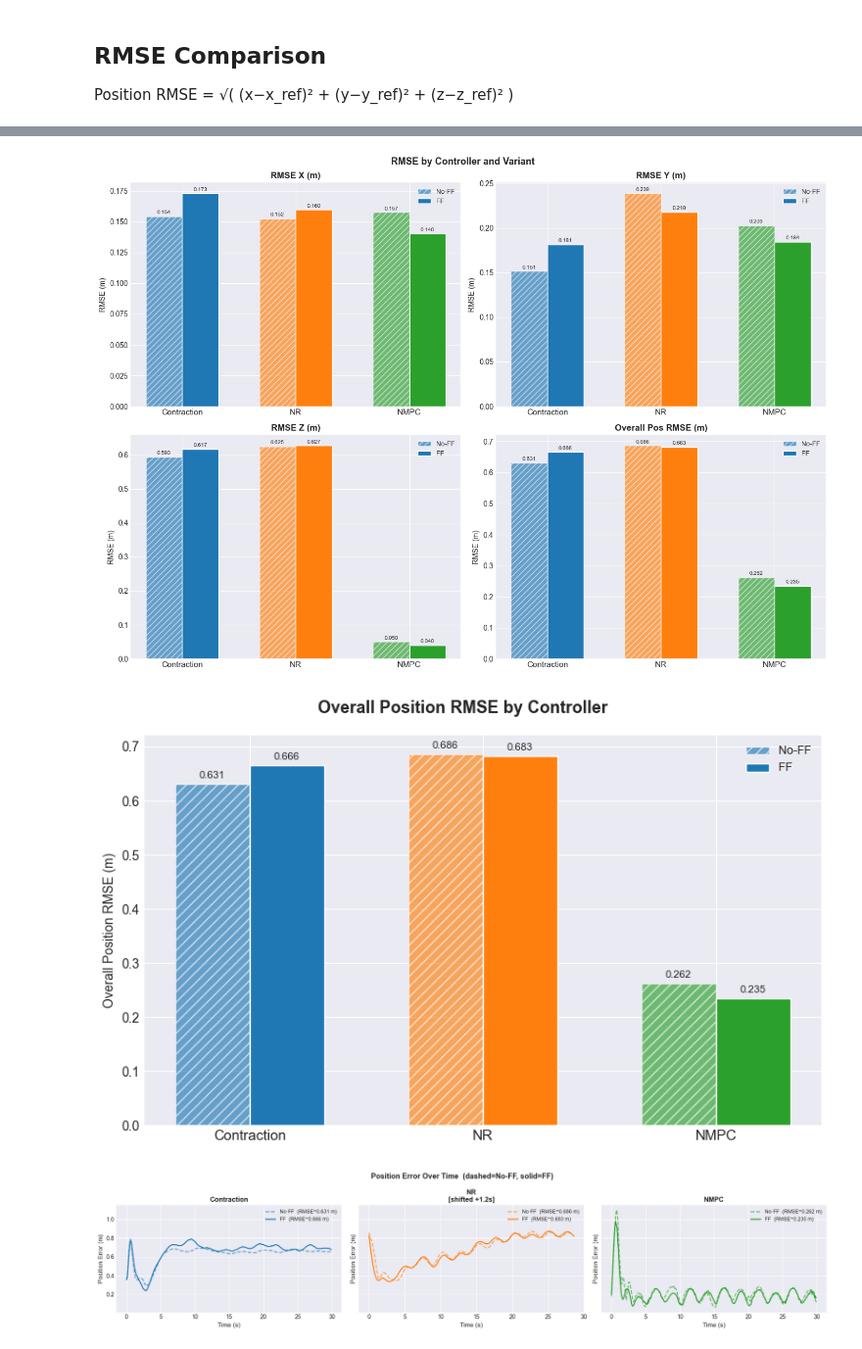
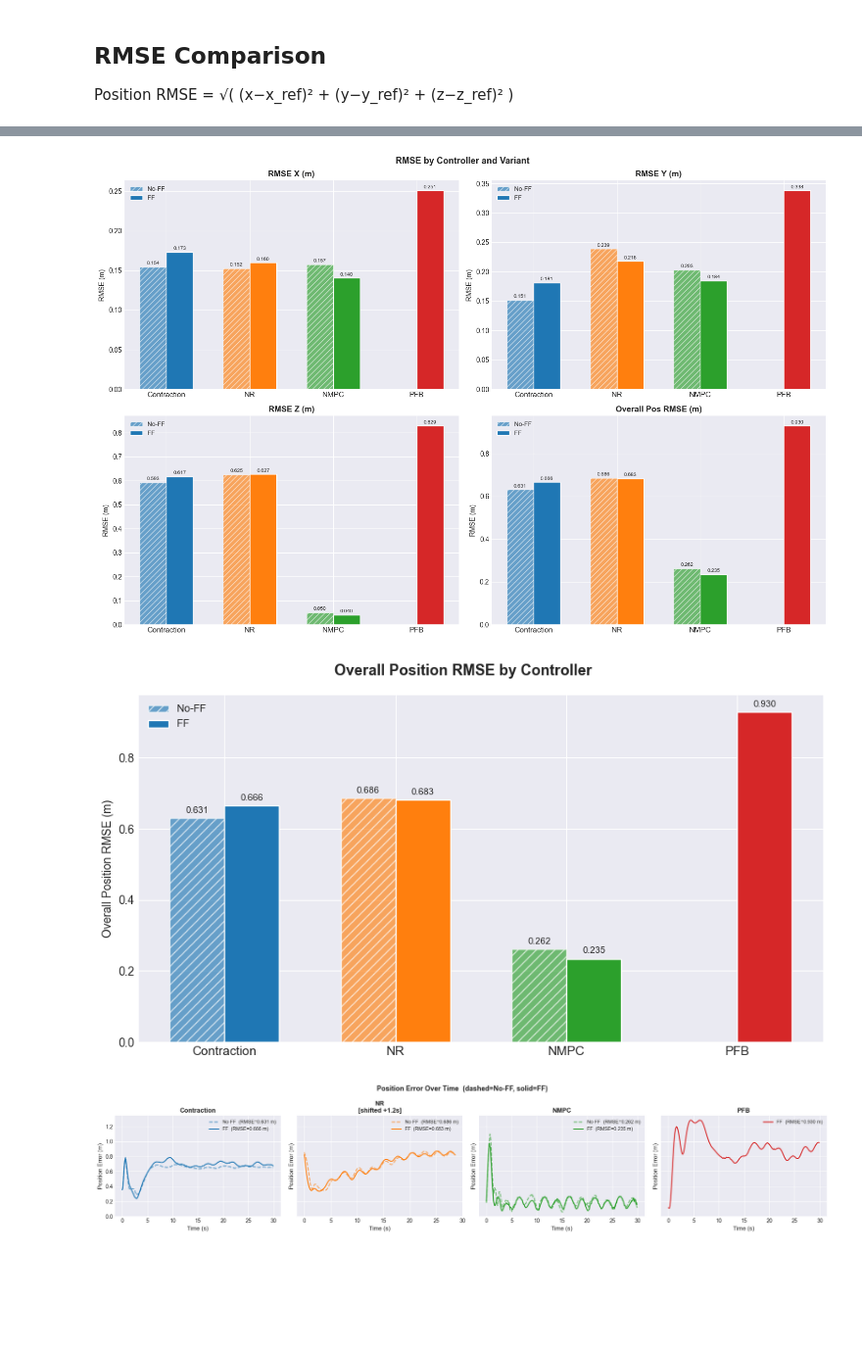
Before and after one commit to evannsm/contraction_controller_px4, a Jupyter notebook: src/data_analysis/Analysis_Fig8Controllers.ipynb, the cells around one changed output, grey strips where cells are left out. Shown at 98% size. Saved outputs shown, nothing was run; the diff lists cells and outputs as text; code cells hidden in the pictures; blank space fills up the shorter version.

```diff
--- a/src/data_analysis/Analysis_Fig8Controllers.ipynb
+++ b/src/data_analysis/Analysis_Fig8Controllers.ipynb
@@ -124,13 +131,17 @@ plt.show()
 
 One column per controller — actual path vs reference.
 # %%
-fig, axes = plt.subplots(2, 3, figsize=(18, 11))
-# Row 0 = No-FF, Row 1 = FF
-row_variants = ['No-FF', 'FF']
+fig, axes = plt.subplots(len(FF_VARIANTS), len(CONTROLLERS), figsize=(4.8 * len(CONTROLLERS), 9), squeeze=False)
 
-for row, ff in enumerate(row_variants):
+for row, ff in enumerate(FF_VARIANTS):
     for col, ctrl in enumerate(CONTROLLERS):
         ax = axes[row, col]
+
+        if ff not in data.get(ctrl, {}):
+            ax.set_axis_off()
+            ax.text(0.5, 0.5, f'{ctrl}\n{ff} unavailable', ha='center', va='center', fontsize=12, color='0.45')
+            continue
+
         df = data[ctrl][ff]
         color = CTRL_COLOR[ctrl]
 
@@ -191,9 +202,11 @@ def per_axis_rmse(df):
 # Build results table: list of (ctrl, ff, pos_rmse, per_axis_rmse_dict)
 results = []
 for ctrl in CONTROLLERS:
-    for ff in FF_VARIANTS:
+    for ff in AVAILABLE_VARIANTS[ctrl]:
         df = data[ctrl][ff]
         results.append((ctrl, ff, position_rmse(df), per_axis_rmse(df)))
+
+metric_lookup = {(ctrl, ff): (pos_r, ax_r) for ctrl, ff, pos_r, ax_r in results}
 
 # --- Print table ---
 col_w = 14
@@ -205,7 +218,7 @@ for ctrl, ff, pos_r, ax_r in results:
     print(f"{ctrl:<14}{ff:<8}" +
           "".join(f"{ax_r[a]:>{col_w}.4f}" for a in ['x','y','z']) +
           f"{pos_r:>{col_w}.4f}{note}")
-print("\n* NR RMSE uses shifted error: actual(t+lookahead) − ref(t)")
+print("\n* NR RMSE uses shifted error: actual(t+lookahead) - ref(t)")
 # %% [output]
 Controller    Variant         RMSE X        RMSE Y        RMSE Z      RMSE XYZ
 ------------------------------------------------------------------------------
@@ -220,6 +234,6 @@ NMPC          FF              0.1402        0.1843        0.0395        0.2349
 # %%
-# ── RMSE grouped bar chart (2×2: one subplot per axis + overall) ──────────────
-fig, axes = plt.subplots(2, 2, figsize=(14, 10))
+# -- RMSE grouped bar chart (2x2: one subplot per axis + overall) -----------
+fig, axes = plt.subplots(2, 2, figsize=(15, 10))
 axes = axes.flatten()
 axis_keys = [('x', 'RMSE X (m)'), ('y', 'RMSE Y (m)'), ('z', 'RMSE Z (m)'), (None, 'Overall Pos RMSE (m)')]
 
@@ -230,9 +244,17 @@ offset = {'No-FF': -width/2, 'FF': width/2}
 for subplot_ax, (key, title) in zip(axes, axis_keys):
     for ff in FF_VARIANTS:
         vals = []
-        for ctrl, ff2, pos_r, ax_r in results:
-            if ff2 == ff:
-                vals.append(pos_r if key is None else ax_r[key])
+        labels = []
+        for ctrl in CONTROLLERS:
+            entry = metric_lookup.get((ctrl, ff))
+            if entry is None:
+                vals.append(np.nan)
+                labels.append('')
+            else:
+                pos_r, ax_r = entry
+                val = pos_r if key is None else ax_r[key]
+                vals.append(val)
+                labels.append(f'{val:.3f}')
         colors = [CTRL_COLOR[c] for c in CONTROLLERS]
         bars = subplot_ax.bar(
             x + offset[ff], vals, width,
@@ -240,7 +262,7 @@ for subplot_ax, (key, title) in zip(axes, axis_keys):
             hatch=FF_HATCH[ff], edgecolor='white',
             label=ff
         )
-        subplot_ax.bar_label(bars, fmt='%.3f', fontsize=7.5, padding=2)
+        subplot_ax.bar_label(bars, labels=labels, fontsize=7.5, padding=2)
 
     subplot_ax.set_xticks(x)
     subplot_ax.set_xticklabels(CONTROLLERS, fontsize=11)
@@ -253,14 +275,21 @@ fig.suptitle('RMSE by Controller and Variant',
 plt.tight_layout()
 plt.show()
 
-# ── Overall RMSE grouped bar chart only ───────────────────────────────────────
-fig, ax = plt.subplots(1, 1, figsize=(8, 5))
+# -- Overall RMSE grouped bar chart only --------------------------------------
+fig, ax = plt.subplots(1, 1, figsize=(9, 5))
 
 for ff in FF_VARIANTS:
     vals = []
-    for ctrl, ff2, pos_r, ax_r in results:
-        if ff2 == ff:
+    labels = []
+    for ctrl in CONTROLLERS:
+        entry = metric_lookup.get((ctrl, ff))
+        if entry is None:
+            vals.append(np.nan)
+            labels.append('')
+        else:
+            pos_r, _ = entry
             vals.append(pos_r)
+            labels.append(f'{pos_r:.3f}')
     colors = [CTRL_COLOR[c] for c in CONTROLLERS]
     bars = ax.bar(
         x + offset[ff], vals, width,
@@ -268,48 +297,49 @@ for ff in FF_VARIANTS:
         hatch=FF_HATCH[ff], edgecolor='white',
         label=ff
     )
-    ax.bar_label(bars, fmt='%.3f', fontsize=8, padding=3)
+    ax.bar_label(bars, labels=labels, fontsize=8, padding=3)
 
 ax.set_xticks(x)
 ax.set_xticklabels(CONTROLLERS, fontsize=11)
 ax.set_ylabel('Overall Position RMSE (m)', fontsize=10)
-# ax.set_title('Overall Position RMSE by Controller', fontsize=12, fontweight='bold')
 ax.legend(fontsize=9)
 
 fig.suptitle('Overall Position RMSE by Controller',
              fontsize=13, fontweight='bold')
 plt.tight_layout()
 plt.show()
 
-# ── Time-series position error: one column per controller, FF vs No-FF overlaid ─
-fig, axes = plt.subplots(1, 3, figsize=(18, 4), sharey=True)
+# -- Time-series position error: one column per controller; available variants overlaid --
+fig, axes = plt.subplots(1, len(CONTROLLERS), figsize=(4.8 * len(CONTROLLERS), 4), sharey=True, squeeze=False)
+axes = axes[0]
 
 for ax, ctrl in zip(axes, CONTROLLERS):
-    for ff in FF_VARIANTS:
+    for ff in AVAILABLE_VARIANTS[ctrl]:
         df = data[ctrl][ff]
         ex, valid = axis_error(df, 'x')
         ey, _     = axis_error(df, 'y')
         ez, _     = axis_error(df, 'z')
         t_plot    = df['time'].values[valid]
         err       = np.sqrt(ex**2 + ey**2 + ez**2)
         rmse_val  = float(np.sqrt((err**2).mean()))
 
         ax.plot(t_plot, err,
                 color=CTRL_COLOR[ctrl], lw=1.8,
                 ls=FF_LINESTYLE[ff], alpha=FF_ALPHA[ff],
                 label=f'{ff}  (RMSE={rmse_val:.3f} m)')
 
     ax.set_xlabel('Time (s)', fontsize=11)
     ax.set_ylabel('Position Error (m)', fontsize=11)
-    la = _lookahead(data[ctrl]['FF'])
+    ref_variant = 'FF' if 'FF' in AVAILABLE_VARIANTS[ctrl] else AVAILABLE_VARIANTS[ctrl][0]
+    la = _lookahead(data[ctrl][ref_variant])
     suffix = f'\n[shifted +{la}s]' if la > 0 else ''
     ax.set_title(ctrl + suffix, fontsize=12, fontweight='bold')
     ax.legend(fontsize=9)
 
 fig.suptitle('Position Error Over Time  (dashed=No-FF, solid=FF)', fontsize=13, fontweight='bold')
 plt.tight_layout()
 plt.show()
 # %% [output]
-[figure, old version]
+[figure, new version]
-[figure, old version]
+[figure, new version]
-[figure, old version]
+[figure, new version]
```
Also changed, not shown: parts of 6 cells of this notebook, 4 other files.
